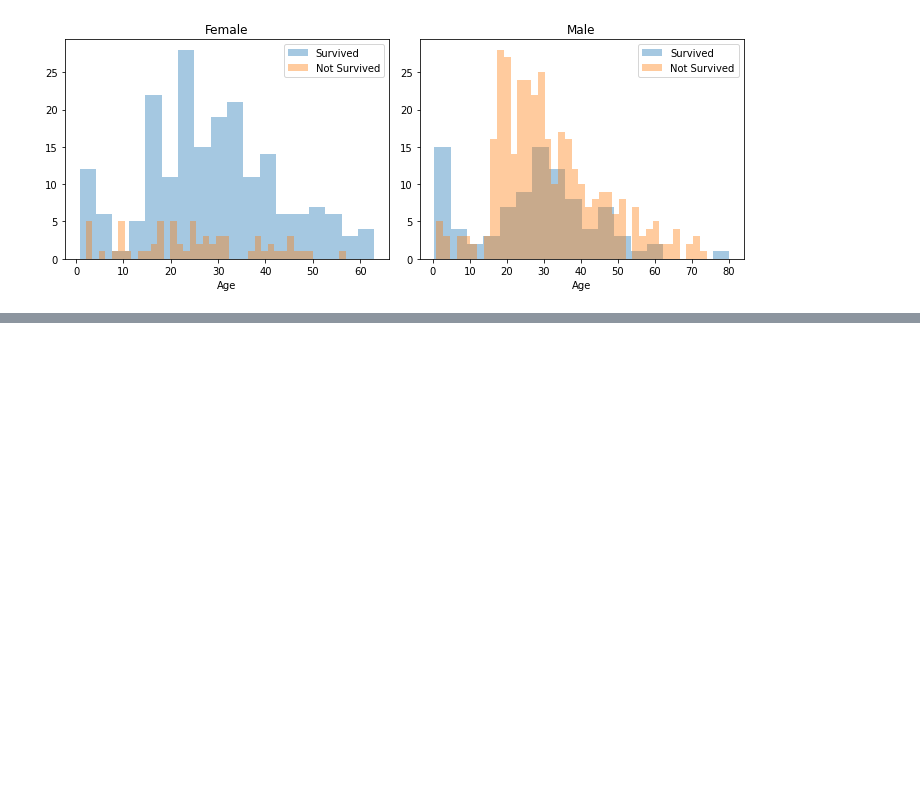
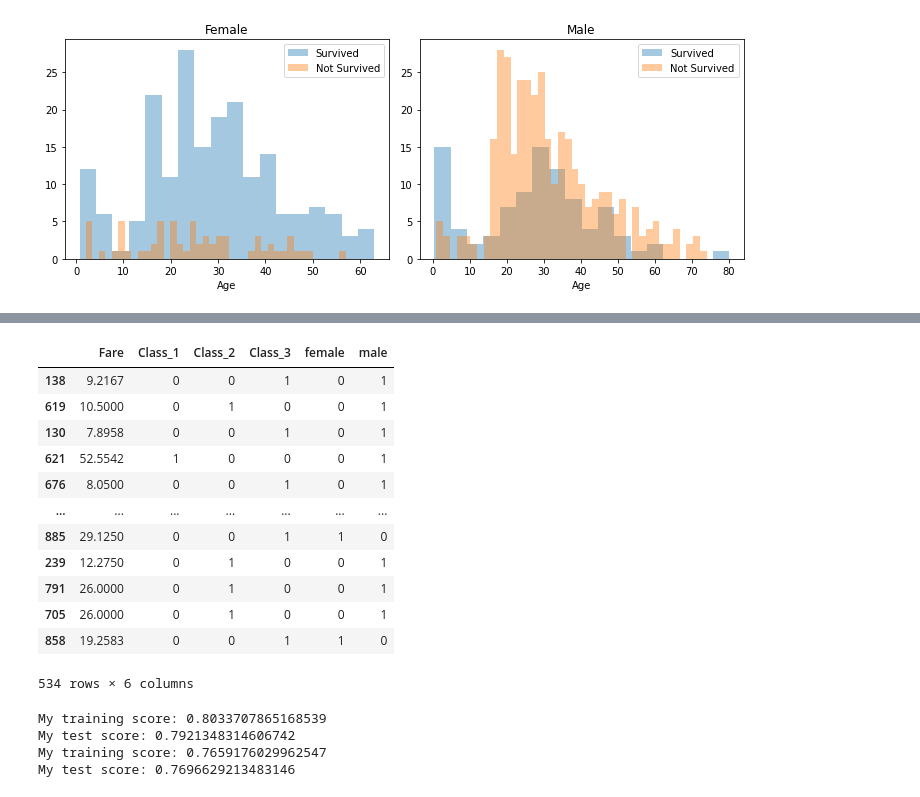
Before and after one commit to A01749373/retoTitanic, a Jupyter notebook: retoTitanic.ipynb, the cells around one changed output, grey strips where cells are left out. Cells and saved outputs as stored; diff of their text form; code cells hidden in the pictures; blank space fills up the shorter version.

Commit message:
Implementacion de primeros modelos

```diff
--- a/retoTitanic.ipynb
+++ b/retoTitanic.ipynb
@@ -195,0 +243,44 @@ _ = ax.set_title('Male')
+# %%
+#separando
+dt_x=df_train_clean.drop(["Survived","Age","SibSp","Parch", "C", "Q", "S"],axis=1)
+dt_y=df_train_clean["Survived"]
+#dv_x=df_test_clean.drop(["Survived","Age","SibSp","Parch"],axis=1)
+#dv_y=df_test_clean["Survived"]
+
+from sklearn.model_selection import train_test_split
+
+train_x, test_x, train_y, test_y = train_test_split(dt_x, dt_y, random_state=0)
+
+train_x
+# %% [output]
+|  | Fare | Class_1 | Class_2 | Class_3 | female | male |
+| 138 | 9.2167 | 0 | 0 | 1 | 0 | 1 |
+| 619 | 10.5000 | 0 | 1 | 0 | 0 | 1 |
+| 130 | 7.8958 | 0 | 0 | 1 | 0 | 1 |
+| 621 | 52.5542 | 1 | 0 | 0 | 0 | 1 |
+| 676 | 8.0500 | 0 | 0 | 1 | 0 | 1 |
+| ... | ... | ... | ... | ... | ... | ... |
+| 885 | 29.1250 | 0 | 0 | 1 | 1 | 0 |
+| 239 | 12.2750 | 0 | 1 | 0 | 0 | 1 |
+| 791 | 26.0000 | 0 | 1 | 0 | 0 | 1 |
+| 705 | 26.0000 | 0 | 1 | 0 | 0 | 1 |
+| 858 | 19.2583 | 0 | 0 | 1 | 1 | 0 |
+534 rows × 6 columns
+# %%
+from sklearn.neural_network import MLPClassifier
+myTitanicNN=MLPClassifier(random_state=0,hidden_layer_sizes=(4,3),activation="logistic",verbose=False,solver="adam",learning_rate="adaptive",max_iter=10000)
+
+myTitanicNN.fit(dt_x,dt_y)
+print("My training score:",myTitanicNN.score(train_x,train_y))
+print("My test score:",myTitanicNN.score(test_x, test_y))
+
+myTitanicNN2=MLPClassifier(random_state=0,hidden_layer_sizes=(20, 20),activation="relu",verbose=False,solver="adam",learning_rate="adaptive",max_iter=10000)
+
+myTitanicNN2.fit(dt_x,dt_y)
+print("My training score:",myTitanicNN2.score(train_x,train_y))
+print("My test score:",myTitanicNN2.score(test_x, test_y))
+# %% [output]
+My training score: 0.8033707865168539
+My test score: 0.7921348314606742
+My training score: 0.7659176029962547
+My test score: 0.7696629213483146
```
Also changed, not shown: parts of 9 cells of this notebook.
